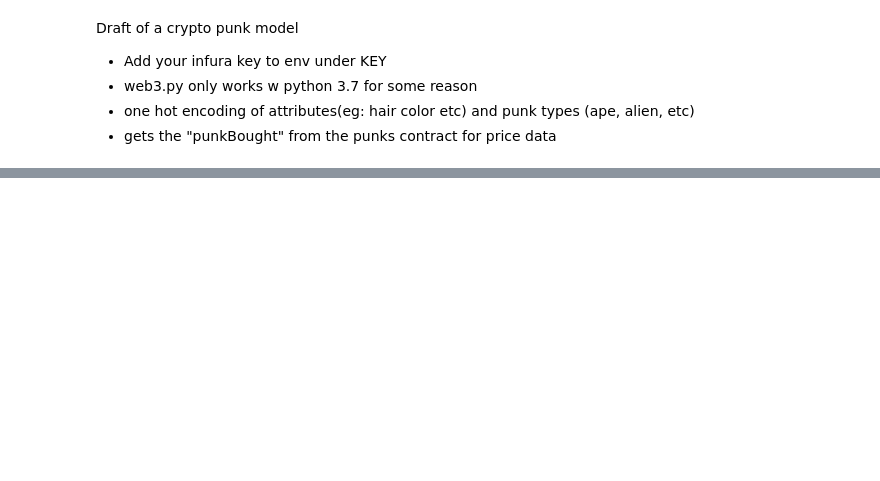
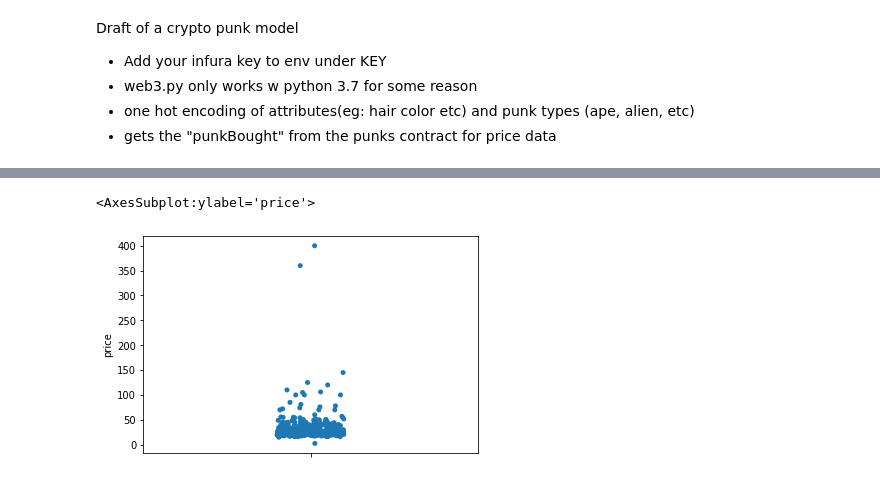
Before and after one commit to maxwolff/punks, a Jupyter notebook: Punk.ipynb, the cells around one changed output, grey strips where cells are left out. Saved outputs shown, nothing was run; the diff lists cells and outputs as text; code cells hidden in the pictures; blank space fills up the shorter version.

```diff
--- a/Punk.ipynb
+++ b/Punk.ipynb
@@ -127,0 +278,5 @@ b.loc[df['Zombie'] == 1]
+# %%
+sns.stripplot(data=b[(b.Male == 1) | (b.Female == 1)], y="price")
+# %% [output]
+<AxesSubplot:ylabel='price'>
+[figure, added]
```
Also changed, not shown: parts of 32 cells of this notebook, 6 other files.
